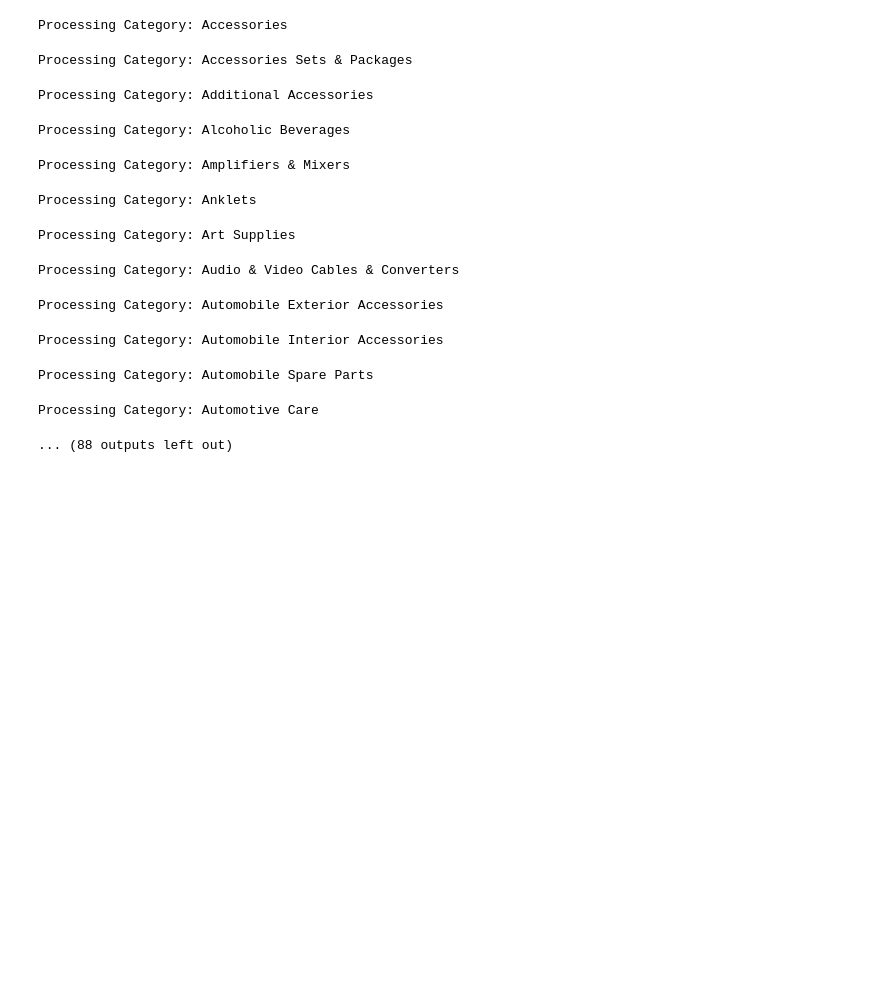
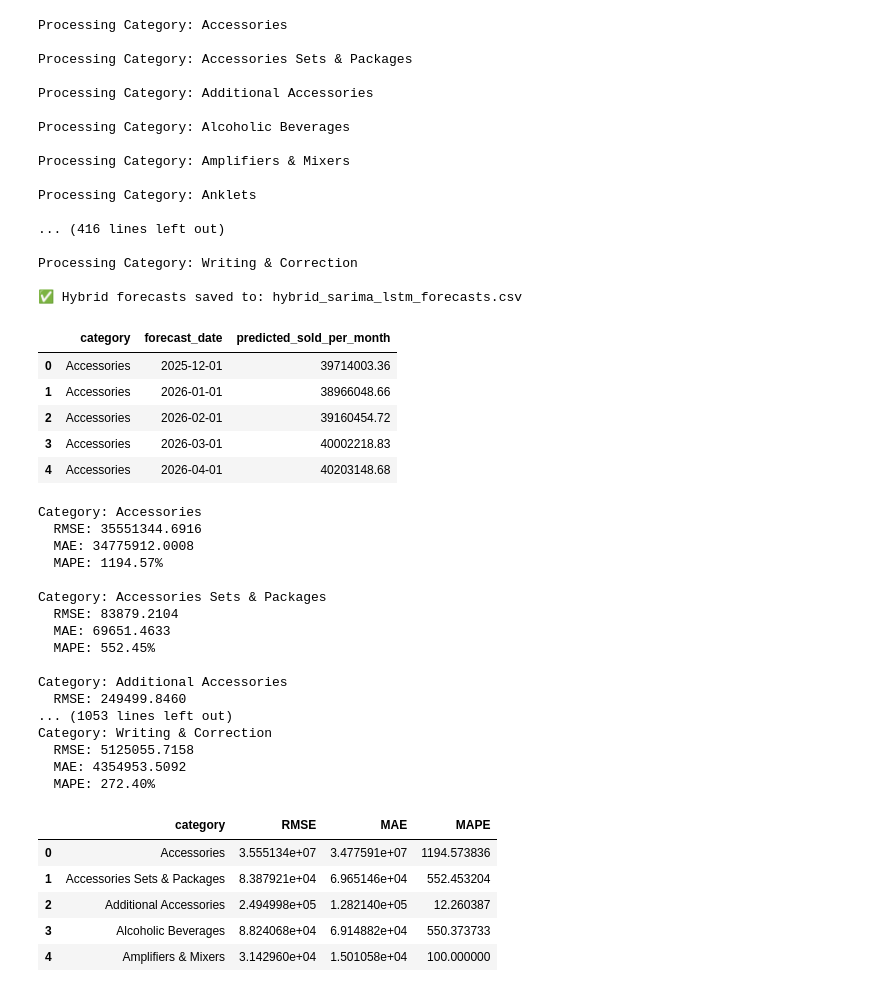
Before and after one commit to Eyyyron/ShopeeAnalysis_Amalgam, a Jupyter notebook: HYBRID MODEL/hybrid_forecasting.ipynb, the cells around one changed output. Drawn from its saved outputs; the diff is of its cells as text; code cells hidden in the pictures; blank space fills up the shorter version.

```diff
--- a/HYBRID MODEL/hybrid_forecasting.ipynb
+++ b/HYBRID MODEL/hybrid_forecasting.ipynb
@@ -12,7 +12,7 @@ warnings.filterwarnings("ignore")
 from statsmodels.tsa.statespace.sarimax import SARIMAX
 from sklearn.preprocessing import MinMaxScaler
 from tensorflow.keras.models import Sequential
-from tensorflow.keras.layers import LSTM, Dense
+from tensorflow.keras.layers import LSTM, Dense, Input
 from tensorflow.keras.callbacks import EarlyStopping
 
 # -----------------------------
@@ -98,7 +98,8 @@ for cat in category_data['second-level_category'].unique():
     X, y = np.array(X), np.array(y)
 
     lstm_model = Sequential([
-        LSTM(32, activation='tanh', return_sequences=True, input_shape=(X.shape[1], 1)),
+        Input(shape=(X.shape[1], 1)),
+        LSTM(32, activation='tanh', return_sequences=True),
         LSTM(16, activation='tanh'),
         Dense(1)
     ])
@@ -144,47 +145,81 @@ print("\n✅ Hybrid forecasts saved to: hybrid_sarima_lstm_forecasts.csv")
 hybrid_df.head()
 # %% [output]
 Processing Category: Accessories
+
+Processing Category: Accessories Sets & Packages
+
+Processing Category: Additional Accessories
+
+Processing Category: Alcoholic Beverages
+
+Processing Category: Amplifiers & Mixers
+
+Processing Category: Anklets
+
+... (416 lines left out)
+
+Processing Category: Writing & Correction
+
+✅ Hybrid forecasts saved to: hybrid_sarima_lstm_forecasts.csv
-Processing Category: Accessories Sets & Packages
-Processing Category: Additional Accessories
-Processing Category: Alcoholic Beverages
-Processing Category: Amplifiers & Mixers
-Processing Category: Anklets
-Processing Category: Art Supplies
-Processing Category: Audio & Video Cables & Converters
-Processing Category: Automobile Exterior Accessories
-Processing Category: Automobile Interior Accessories
-Processing Category: Automobile Spare Parts
-Processing Category: Automotive Care
-... (88 outputs left out)
+|  | category | forecast_date | predicted_sold_per_month |
+| 0 | Accessories | 2025-12-01 | 39714003.36 |
+| 1 | Accessories | 2026-01-01 | 38966048.66 |
+| 2 | Accessories | 2026-02-01 | 39160454.72 |
+| 3 | Accessories | 2026-03-01 | 40002218.83 |
+| 4 | Accessories | 2026-04-01 | 40203148.68 |
 # %%
 # --- Evaluation Metrics: RMSE, MAE, MAPE ---
 from sklearn.metrics import mean_squared_error, mean_absolute_error
 
 def mean_absolute_percentage_error(y_true, y_pred):
     y_true, y_pred = np.array(y_true), np.array(y_pred)
     nonzero = y_true != 0
     return np.mean(np.abs((y_true[nonzero] - y_pred[nonzero]) / y_true[nonzero])) * 100 if np.any(nonzero) else np.nan
 
 # Evaluate only for categories with enough data and actuals available
 metrics = []
 for cat in category_data['second-level_category'].unique():
     data_cat = category_data[category_data['second-level_category'] == cat]
     ts = data_cat.set_index('month')['sold/m']
     if len(ts) < 18 or ts.sum() == 0 or ts.nunique() == 1:
         continue
     # Get actuals for the last FORECAST_STEPS months
     actuals = ts[-FORECAST_STEPS:]
     preds = hybrid_df[hybrid_df['category'] == cat]['predicted_sold_per_month'].values[:len(actuals)]
     if len(actuals) == 0 or len(preds) == 0:
         continue
-    rmse = mean_squared_error(actuals, preds, squared=False)
+    rmse = np.sqrt(mean_squared_error(actuals, preds))
     mae = mean_absolute_error(actuals, preds)
     mape = mean_absolute_percentage_error(actuals, preds)
     metrics.append({'category': cat, 'RMSE': rmse, 'MAE': mae, 'MAPE': mape})
     print(f"Category: {cat}")
     print(f"  RMSE: {rmse:.4f}")
     print(f"  MAE: {mae:.4f}")
     print(f"  MAPE: {mape:.2f}%\n")
 
 metrics_df = pd.DataFrame(metrics)
 metrics_df.head()
+# %% [output]
+Category: Accessories
+  RMSE: 35551344.6916
+  MAE: 34775912.0008
+  MAPE: 1194.57%
+
+Category: Accessories Sets & Packages
+  RMSE: 83879.2104
+  MAE: 69651.4633
+  MAPE: 552.45%
+
+Category: Additional Accessories
+  RMSE: 249499.8460
+... (1053 lines left out)
+Category: Writing & Correction
+  RMSE: 5125055.7158
+  MAE: 4354953.5092
+  MAPE: 272.40%
+|  | category | RMSE | MAE | MAPE |
+| 0 | Accessories | 3.555134e+07 | 3.477591e+07 | 1194.573836 |
+| 1 | Accessories Sets & Packages | 8.387921e+04 | 6.965146e+04 | 552.453204 |
+| 2 | Additional Accessories | 2.494998e+05 | 1.282140e+05 | 12.260387 |
+| 3 | Alcoholic Beverages | 8.824068e+04 | 6.914882e+04 | 550.373733 |
+| 4 | Amplifiers & Mixers | 3.142960e+04 | 1.501058e+04 | 100.000000 |
```
Also changed, not shown: parts of 1 cell of this notebook, 2 other files.
